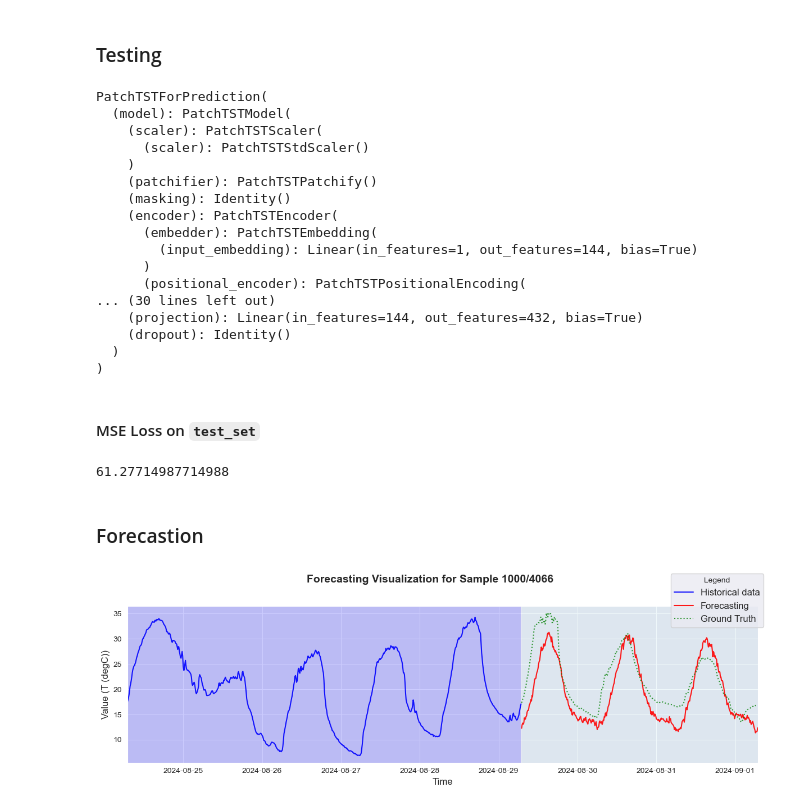
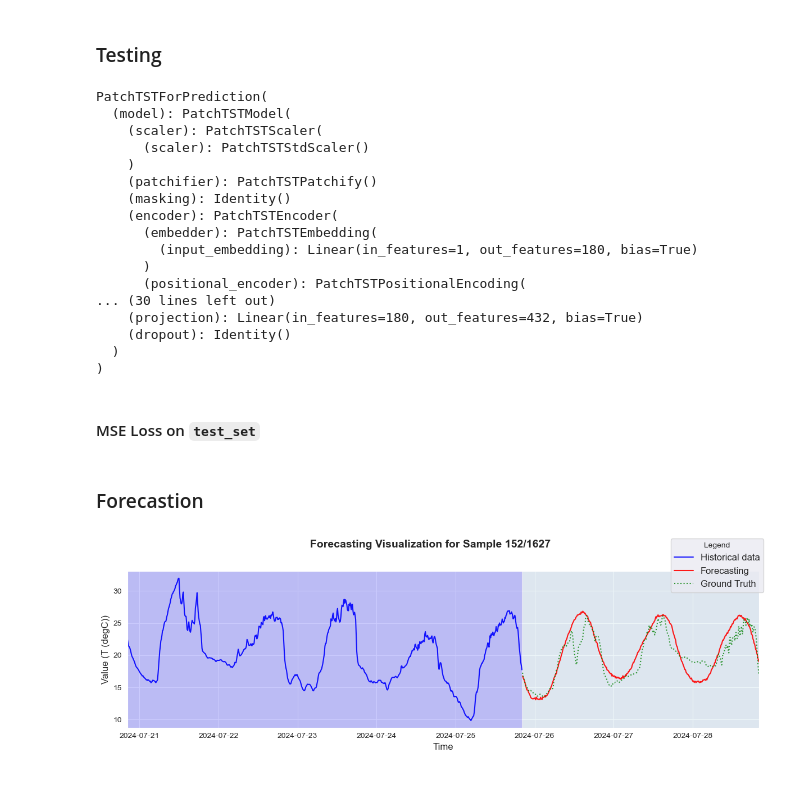
Before and after one commit to enzoben/PatchTST, a Jupyter notebook: main.ipynb, the cells around one changed output. Drawn from its saved outputs; the diff is of its cells as text; code cells hidden in the pictures.

```diff
--- a/main.ipynb
+++ b/main.ipynb
@@ -257,8 +271,8 @@ df.to_csv(os.path.join(DIR_PATH, 'dataset/mpi_full_saale.csv'))
 ### Loading the data
 # %%
 window_size = 720
-sliding_window = 8
-forecasting_horizon = 432 # 3 days
+sliding_window = 20
+forecasting_horizon = 432
 
 the_dataset = "mpi_full_saale"
 
@@ -353,7 +378,7 @@ KeyboardInterrupt:
 # %% [markdown]
 ### Testing
 # %%
-patchTST = PatchTSTForPrediction.from_pretrained("models/patchtst_mpi_full_saale")
+patchTST = PatchTSTForPrediction.from_pretrained(f"models/patchtst_{patch_stride}_{the_dataset}_{window_size}_{forecasting_horizon}")
 patchTST.to(device)
 # %% [output]
 PatchTSTForPrediction(
@@ -365,11 +390,11 @@ PatchTSTForPrediction(
     (masking): Identity()
     (encoder): PatchTSTEncoder(
       (embedder): PatchTSTEmbedding(
-        (input_embedding): Linear(in_features=1, out_features=144, bias=True)
+        (input_embedding): Linear(in_features=1, out_features=180, bias=True)
       )
       (positional_encoder): PatchTSTPositionalEncoding(
 ... (30 lines left out)
-    (projection): Linear(in_features=144, out_features=432, bias=True)
+    (projection): Linear(in_features=180, out_features=432, bias=True)
     (dropout): Identity()
   )
 )
@@ -377,11 +402,9 @@ PatchTSTForPrediction(
 #### MSE Loss on `test_set`
 # %%
 compute_mse(patchTST, test_set, device)
-# %% [output]
-61.27714987714988
 # %% [markdown]
 ### Forecastion
 # %%
-plot_forecasting(patchTST, test_set, 1000, device, columns_to_plot=["T (degC)"])
+plot_forecasting(patchTST, test_set, 152, device, columns_to_plot=["T (degC)"])
 # %% [output]
-[figure, old version]
+[figure, new version]
```
Also changed, not shown: parts of 14 cells of this notebook, 57 other files.
